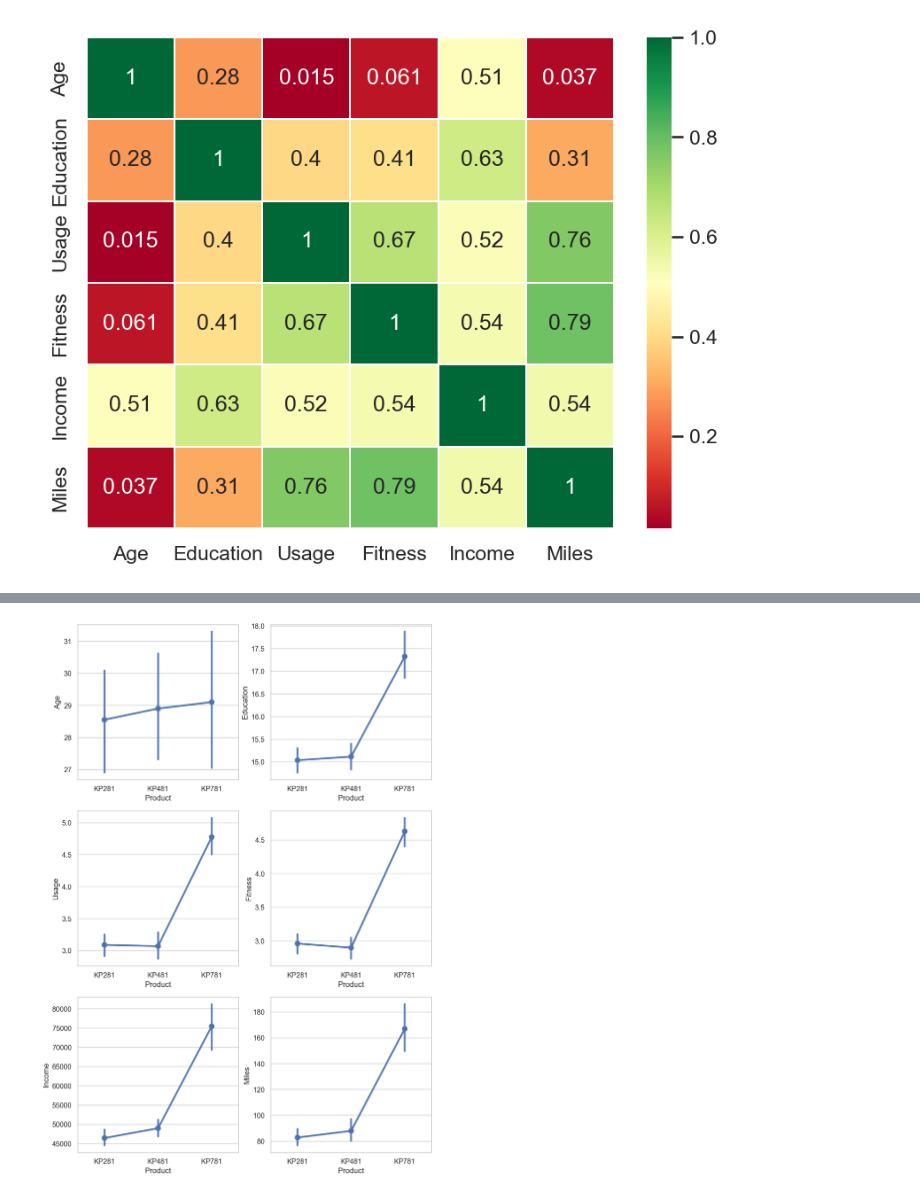
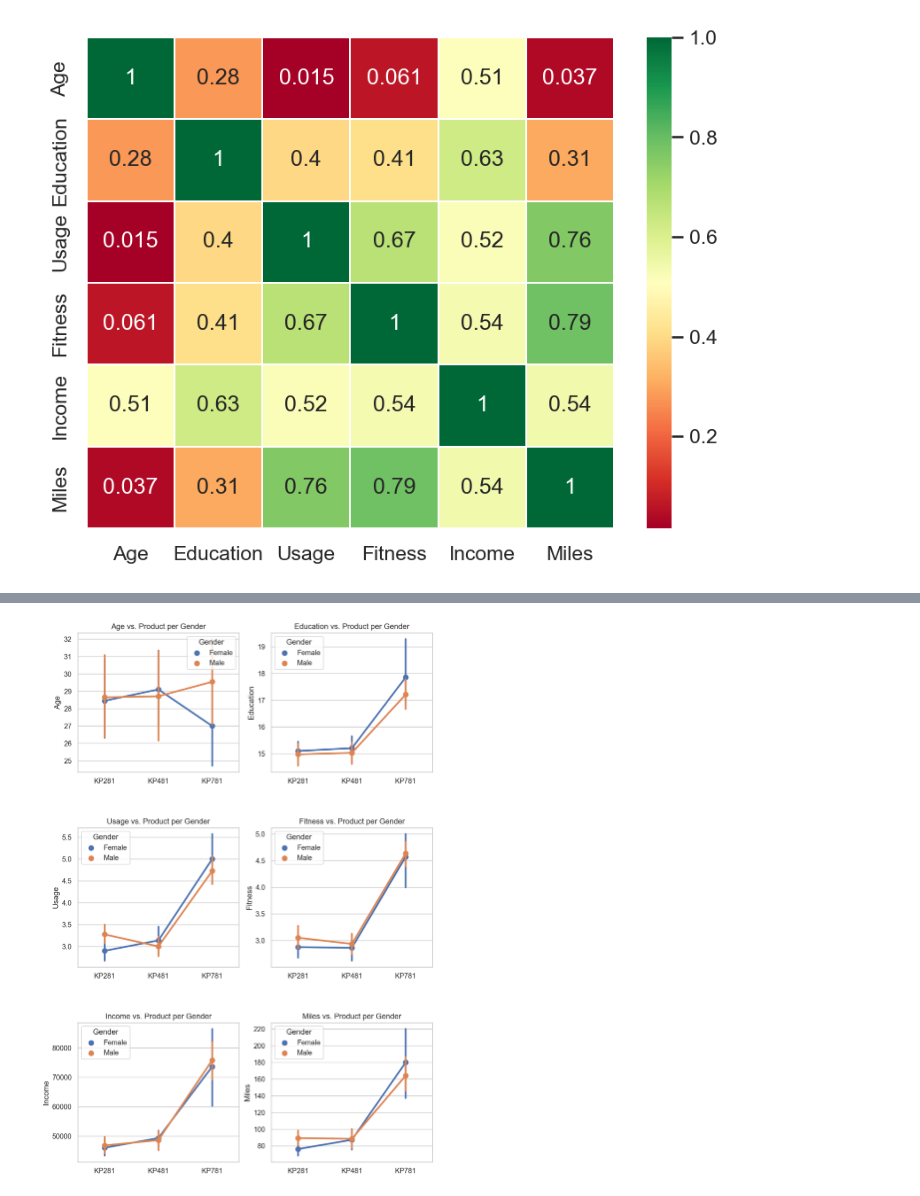
Before and after one commit to krashu/DSML, a Jupyter notebook: EDA/aerofit_data_analysis.ipynb, the cells around one changed output, grey strips where cells are left out. Drawn from its saved outputs; the diff is of its cells as text; code cells hidden in the pictures.

```diff
--- a/EDA/aerofit_data_analysis.ipynb
+++ b/EDA/aerofit_data_analysis.ipynb
@@ -98,0 +205,4 @@ Name: MaritalStatus, dtype: int64
+# %%
+for i in ['Gender', 'MaritalStatus']:
+    ax = sns.catplot(data=data, col='Product', x=i, kind='count')
+    ax.set_titles('Count of '+i+' for {col_name}')
@@ -106,5 +221,5 @@ Name: MaritalStatus, dtype: int64
 # %%
-fig, axs = plt.subplots(nrows=3, ncols=2, figsize=(10, 15))
+fig, axs = plt.subplots(nrows=3, ncols=2, figsize=(7, 10))
 plt.subplots_adjust(hspace=0.2)
 
 for i, ax in zip(data.select_dtypes(exclude=['object', 'category']), axs.ravel()):
@@ -146,10 +270,11 @@ for i, ax in zip(data.select_dtypes(exclude=['object', 'category']), axs.ravel()
 # %%
 # Taking closer look
+
 fig, axs = plt.subplots(nrows=3, ncols=2, figsize=(10, 15), dpi=200)
 plt.subplots_adjust(hspace=0.2)
 
 for i, ax in zip(data.select_dtypes(exclude=['object', 'category']), axs.ravel()):
     sns.histplot(data=data, x=i, hue="Product", ax=ax, multiple='dodge', kde=True)
-    ax.set_title(i)
+    ax.set_title(i+' vs. Product')
     ax.set_xlabel('')
 # %% [output]
@@ -156,0 +303,7 @@ for i, ax in zip(data.select_dtypes(exclude=['object', 'category']), axs.ravel()
+# %%
+df = data.copy()
+df['Miles_bins'] = pd.cut(data.Miles, bins=range(0,450,50))
+df['Income_bins'] = pd.cut(data.Income, bins=range(25000, 115000, 10000))
+ax = sns.catplot(data=df, x='Income_bins',col="Product", hue='Fitness',
+                 kind="count", aspect=2,height=7, col_wrap=1, sharex=False)
+ax.set_titles('Count of Income in Bins for {col_name} Separated by Miles in Bins')
@@ -168,8 +375,10 @@ sns.pairplot(data, hue= 'Product')
 # %%
 fig, axs = plt.subplots(nrows=3, ncols=2, figsize=(10, 15), dpi=200)
-plt.subplots_adjust(hspace=0.2)
+plt.subplots_adjust(hspace=0.4)
 
 for i, ax in zip(data.select_dtypes(exclude=['object', 'category']), axs.ravel()):
-    sns.pointplot(data=data, x='Product', y=i, ax=ax)
+    sns.pointplot(data=data, x='Product', y=i, hue='Gender', ax=ax)
+    ax.set_title(i+' vs. Product per Gender')
+    ax.set_xlabel('')
 # %% [output]
-[figure, old version]
+[figure, new version]
```
Also changed, not shown: parts of 73 cells of this notebook.
